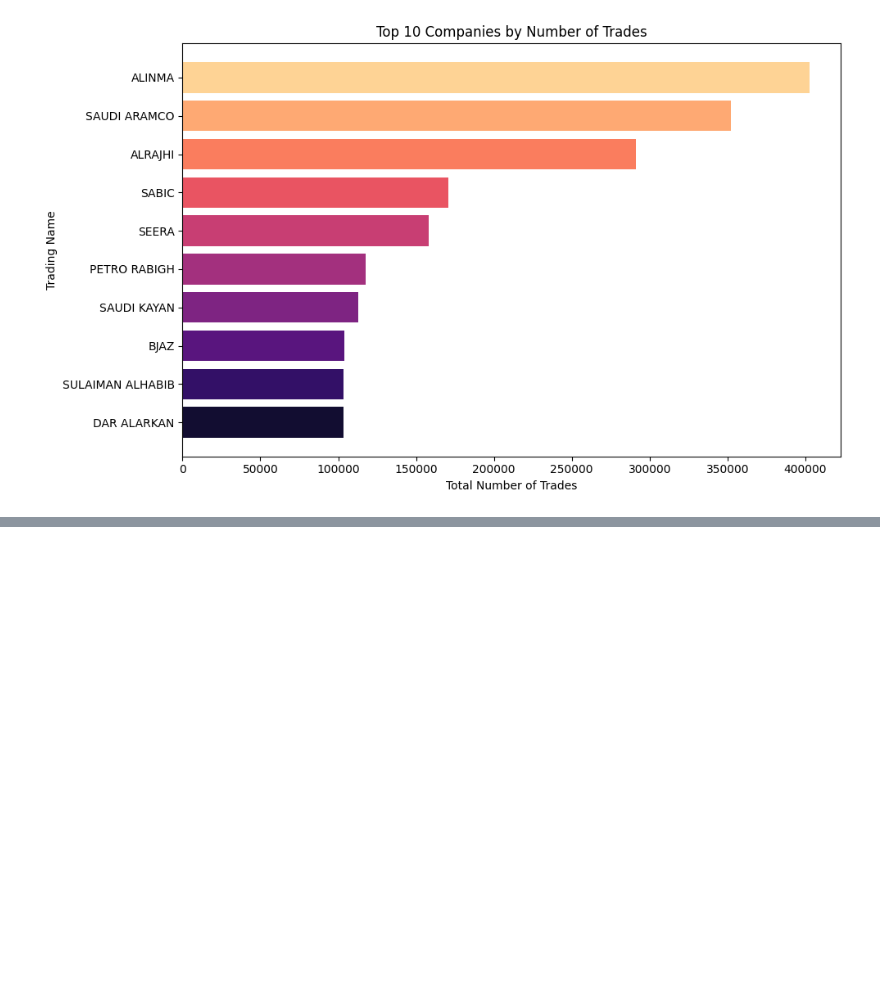
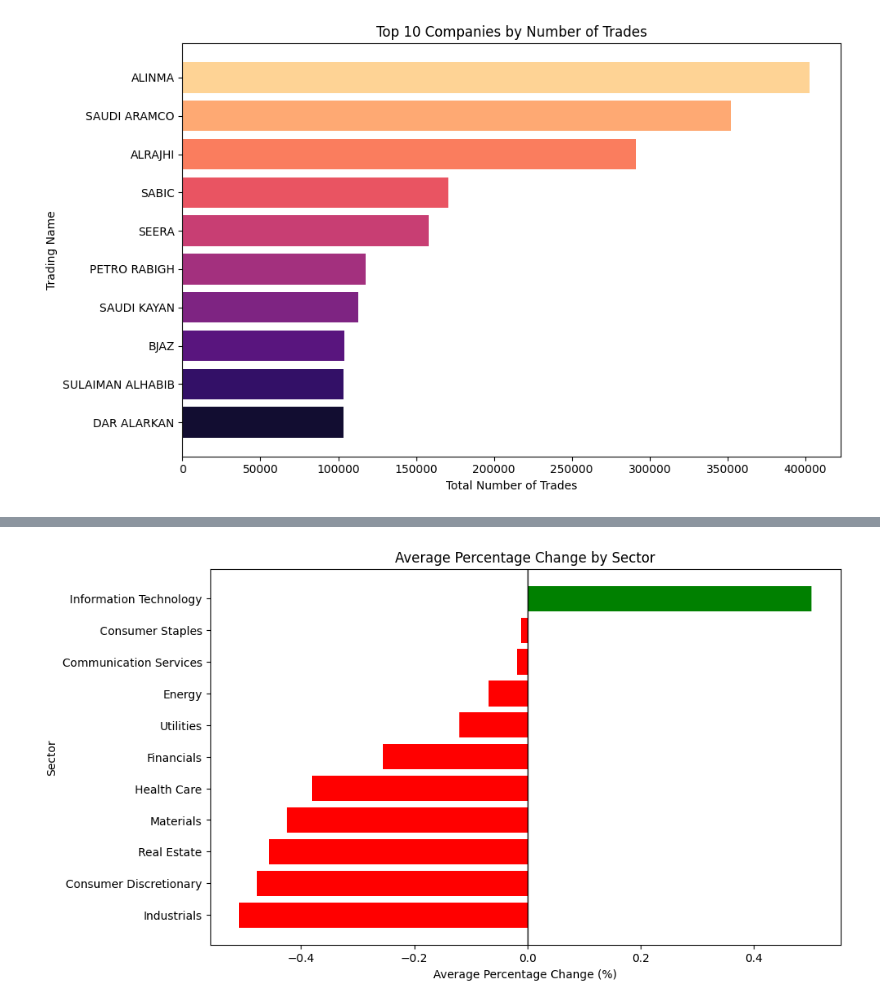
Before and after one commit to RenadRaaft/Saudi-Stock-Exchange-Tadawul-, a Jupyter notebook: Notebook/DataCleaning.ipynb, the cells around one changed output, grey strips where cells are left out. Saved outputs shown, nothing was run; the diff lists cells and outputs as text; code cells hidden in the pictures; blank space fills up the shorter version.

```diff
--- a/Notebook/DataCleaning.ipynb
+++ b/Notebook/DataCleaning.ipynb
@@ -454,0 +505,27 @@ plt.show()
+# %%
+sector_perf = (
+    df.groupby('sector')['perc_Change']
+    .mean()
+    .sort_values()
+    .reset_index()
+)
+
+plt.figure(figsize=(10,6))
+
+colors = ['red' if x < 0 else 'green' for x in sector_perf['perc_Change']]
+
+plt.barh(
+    sector_perf['sector'],
+    sector_perf['perc_Change'],
+    color=colors
+)
+
+plt.axvline(0, color='black', linewidth=1)
+
+plt.title('Average Percentage Change by Sector')
+plt.xlabel('Average Percentage Change (%)')
+plt.ylabel('Sector')
+
+plt.show()
+# %% [output]
+[figure, added]
```
Also changed, not shown: parts of 3 cells of this notebook.
